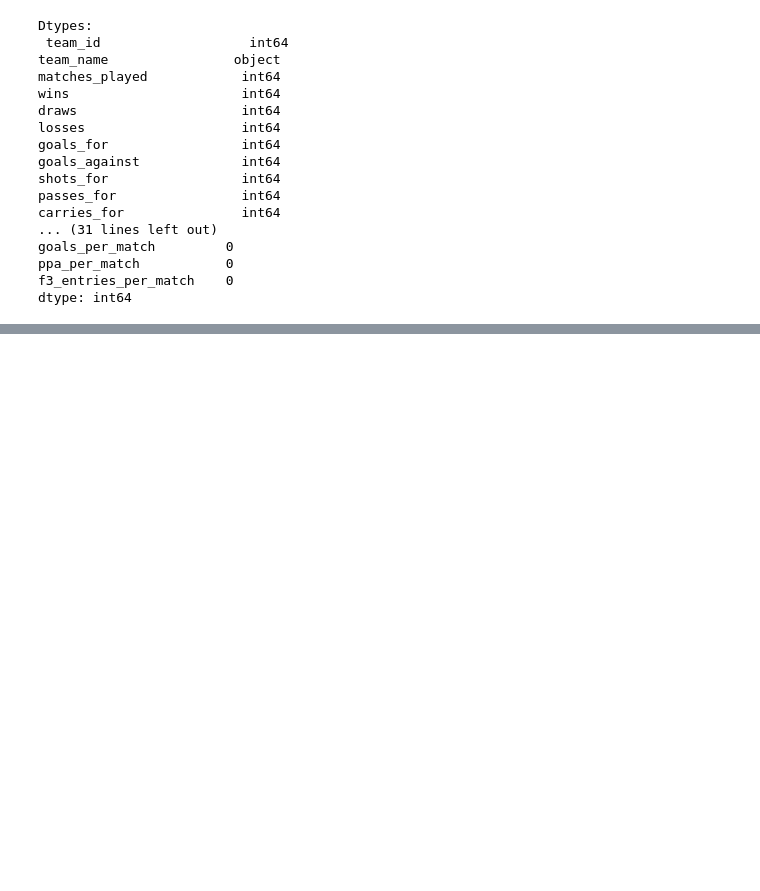
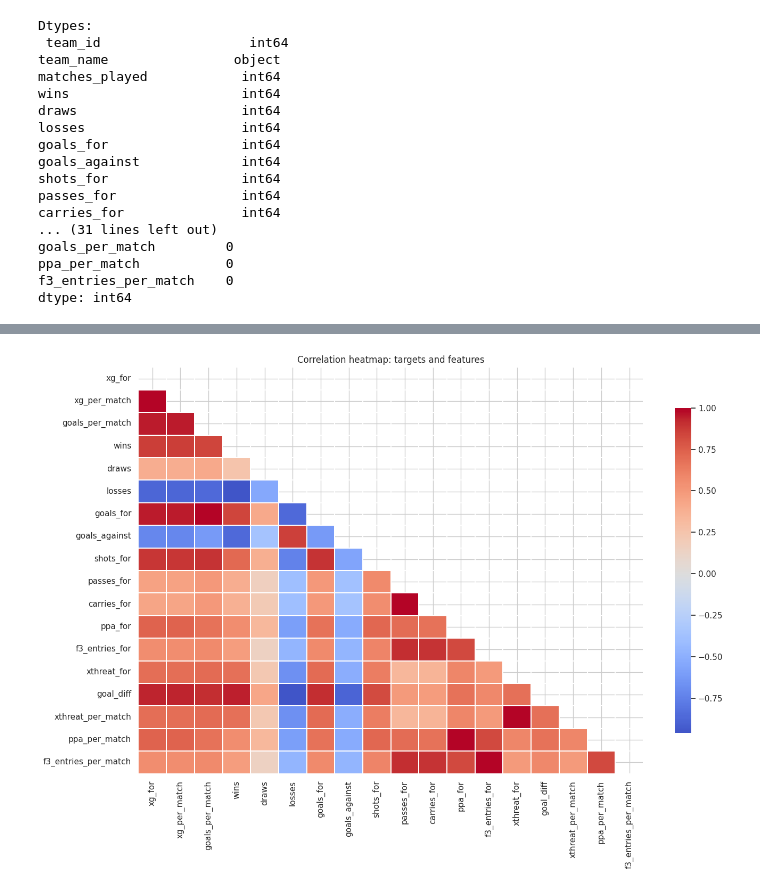
Before and after one commit to mauposad/epl-expected-threat, a Jupyter notebook: TeamModels-StatsBomb/Season-Models/eda.ipynb, the cells around one changed output, grey strips where cells are left out. Cells and saved outputs as stored; diff of their text form; code cells hidden in the pictures; blank space fills up the shorter version.

```diff
--- a/TeamModels-StatsBomb/Season-Models/eda.ipynb
+++ b/TeamModels-StatsBomb/Season-Models/eda.ipynb
@@ -6,8 +6,9 @@ import numpy as np
 import matplotlib.pyplot as plt
 import seaborn as sns
 
-from sklearn.preprocessing import StandardScaler
-from sklearn.decomposition import PCA
+
+plt.style.use("default")
+sns.set_theme(context="notebook", style="whitegrid")
 # %%
 PATH = "../../statsbomb_pipeline/data/processed/team/team_season.csv"
 df = pd.read_csv(PATH)
@@ -34,0 +86,24 @@ dtype: int64
+# %%
+# Choose a subset for the heatmap to keep it readable
+corr_cols = target_cols + feature_cols  # you can slice feature_cols if too many
+
+corr_matrix = df[corr_cols].corr()
+
+plt.figure(figsize=(14, 10))
+mask = np.triu(np.ones_like(corr_matrix, dtype=bool))
+
+sns.heatmap(
+    corr_matrix,
+    mask=mask,
+    cmap="coolwarm",
+    annot=False,
+    center=0,
+    linewidths=0.3,
+    cbar_kws={"shrink": 0.8}
+)
+
+plt.title("Correlation heatmap: targets and features")
+plt.tight_layout()
+plt.show()
+# %% [output]
+[figure, added]
```
Also changed, not shown: parts of 3 cells of this notebook, 6 other files.
